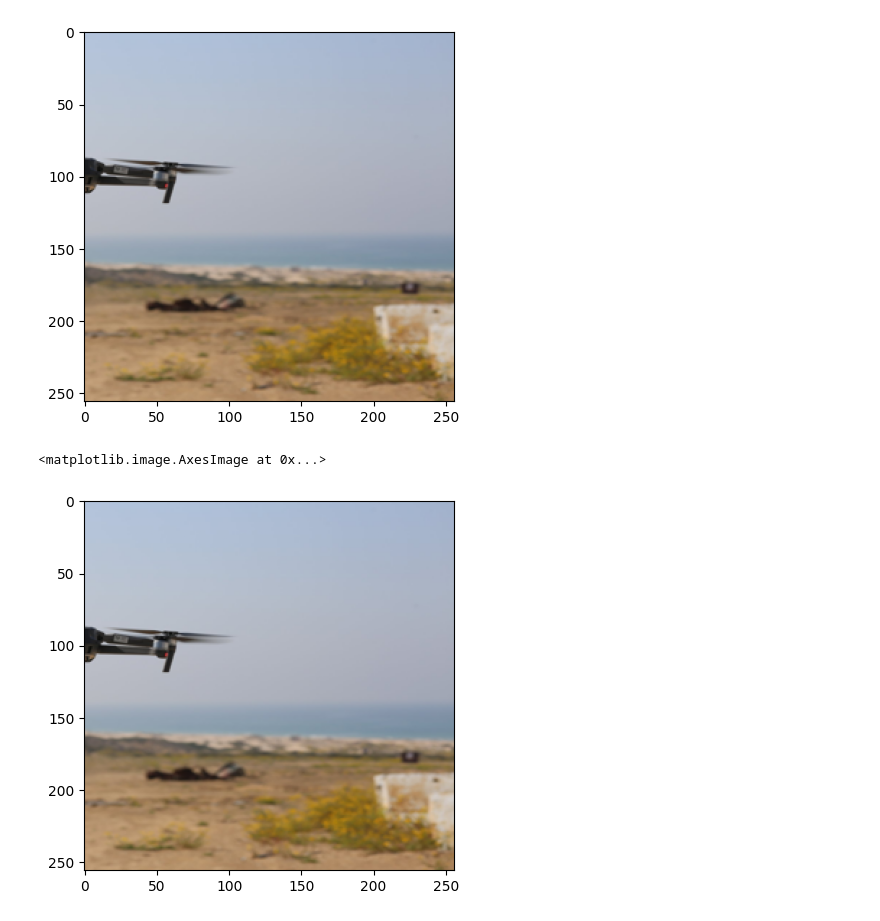
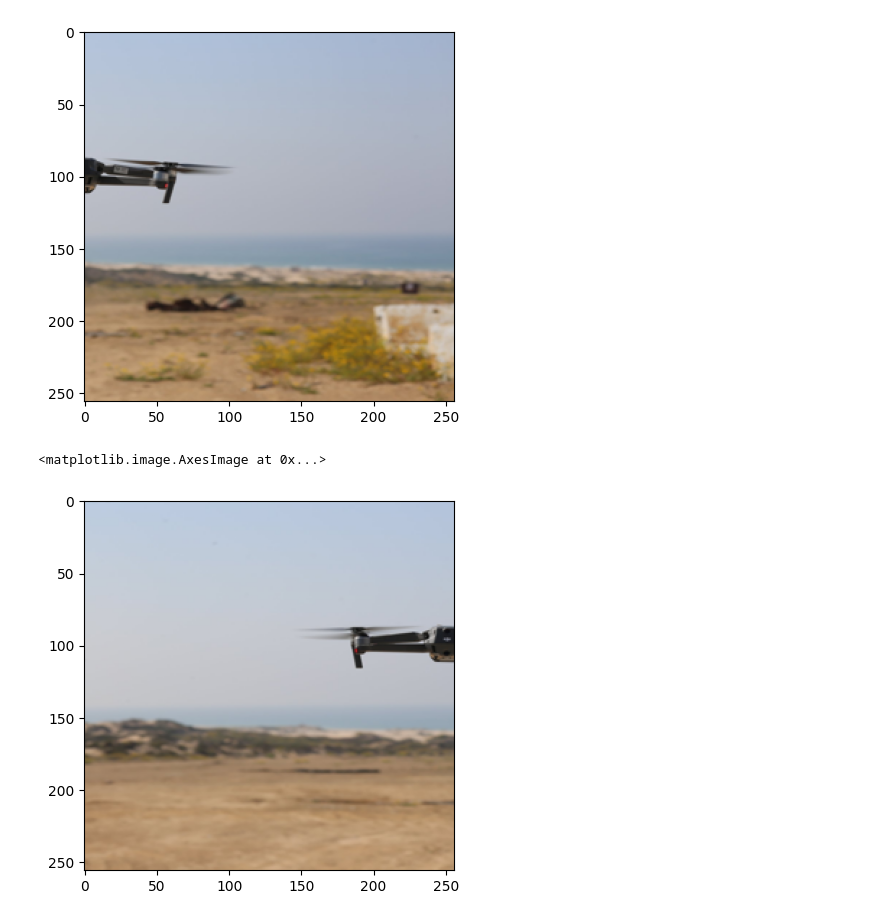
Before and after one commit to adidonner/Machine-Deep-learning-Python-Based, a Jupyter notebook: pix2pix(drones_day2night).ipynb, the cells around one changed output. Drawn from its saved outputs; the diff is of its cells as text; code cells hidden in the pictures.

```diff
--- a/pix2pix(drones_day2night).ipynb
+++ b/pix2pix(drones_day2night).ipynb
@@ -169,8 +169,8 @@ plt.imshow(img)
 <matplotlib.image.AxesImage at 0x...>
 [figure]
 # %%
-img = plt.imread('/content/pytorch-CycleGAN-and-pix2pix/results/day2night_pix2pix/test_latest/images/FDqCd3gXMAQSy2q_real_A.png')
+img = plt.imread('/content/pytorch-CycleGAN-and-pix2pix/results/day2night_pix2pix/test_latest/images/FDqCd3gXMAQSy2q_real_B.png')
 plt.imshow(img)
 # %% [output]
 <matplotlib.image.AxesImage at 0x...>
-[figure, old version]
+[figure, new version]
```
